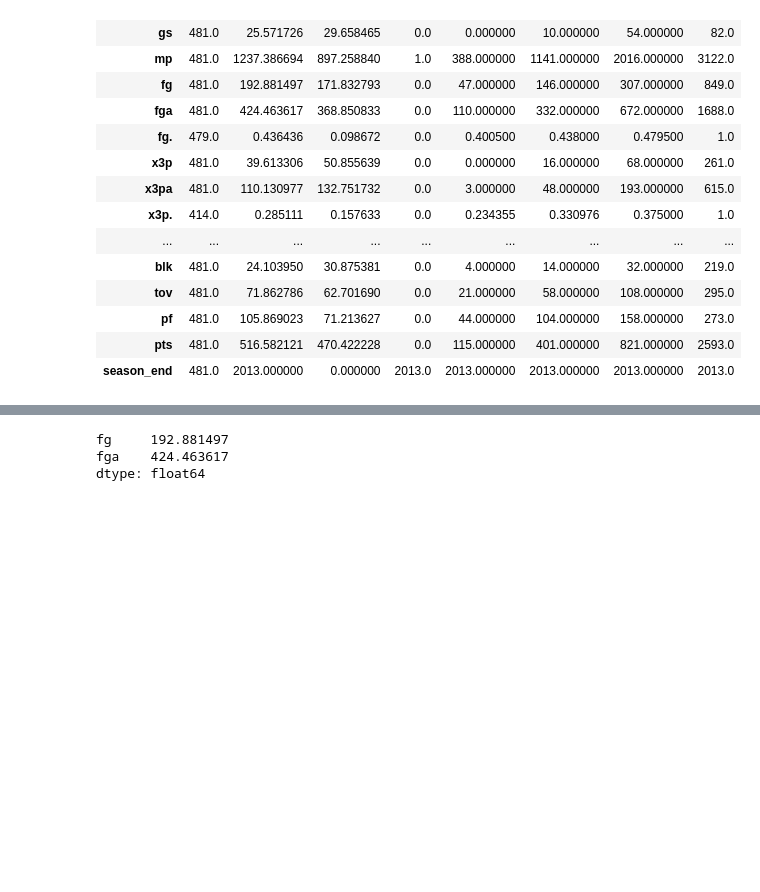
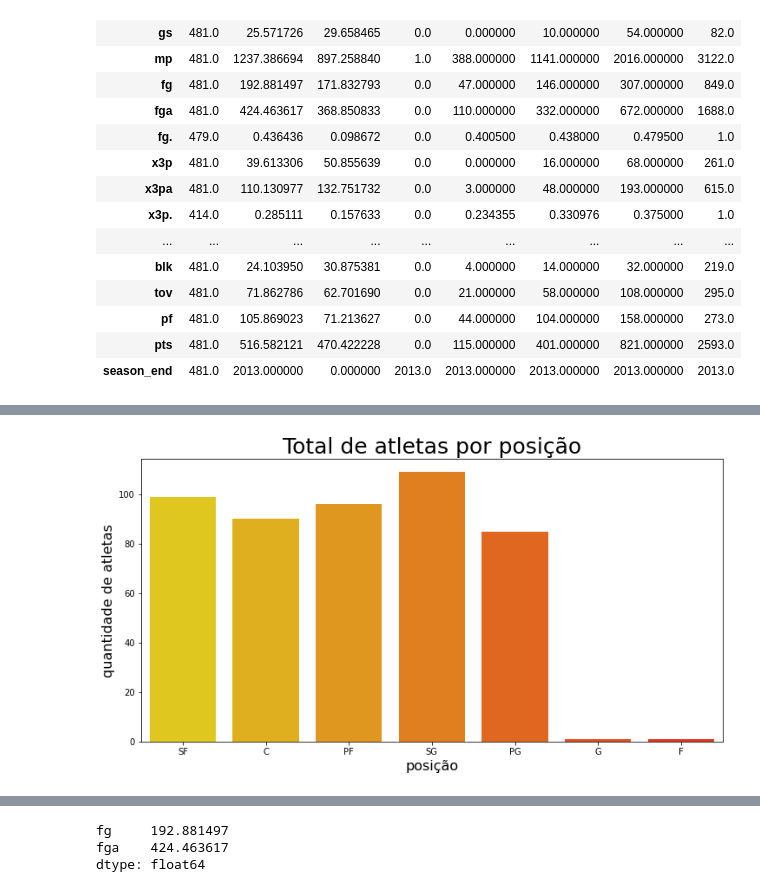
Before and after one commit to JoaoDaross/NBADataWithKMeansClustering, a Jupyter notebook: NBADataWithKMeansClustering.ipynb, the cells around one changed output, grey strips where cells are left out. Cells and saved outputs as stored; diff of their text form; code cells hidden in the pictures; blank space fills up the shorter version.

```diff
--- a/NBADataWithKMeansClustering.ipynb
+++ b/NBADataWithKMeansClustering.ipynb
@@ -77,0 +91,11 @@ data.describe().T
+# %%
+#visualizando quantos atletas temos em cada posição
+plt.figure(figsize=(12,6))
+ax = sns.countplot(x=data['pos'],
+                   palette='autumn_r')
+
+ax.set_title('Total de atletas por posição', fontsize=25)
+ax.set_xlabel('posição', fontsize=16)
+ax.set_ylabel('quantidade de atletas', fontsize=16);
+# %% [output]
+[figure, added]
```
Also changed, not shown: parts of 4 cells of this notebook.
